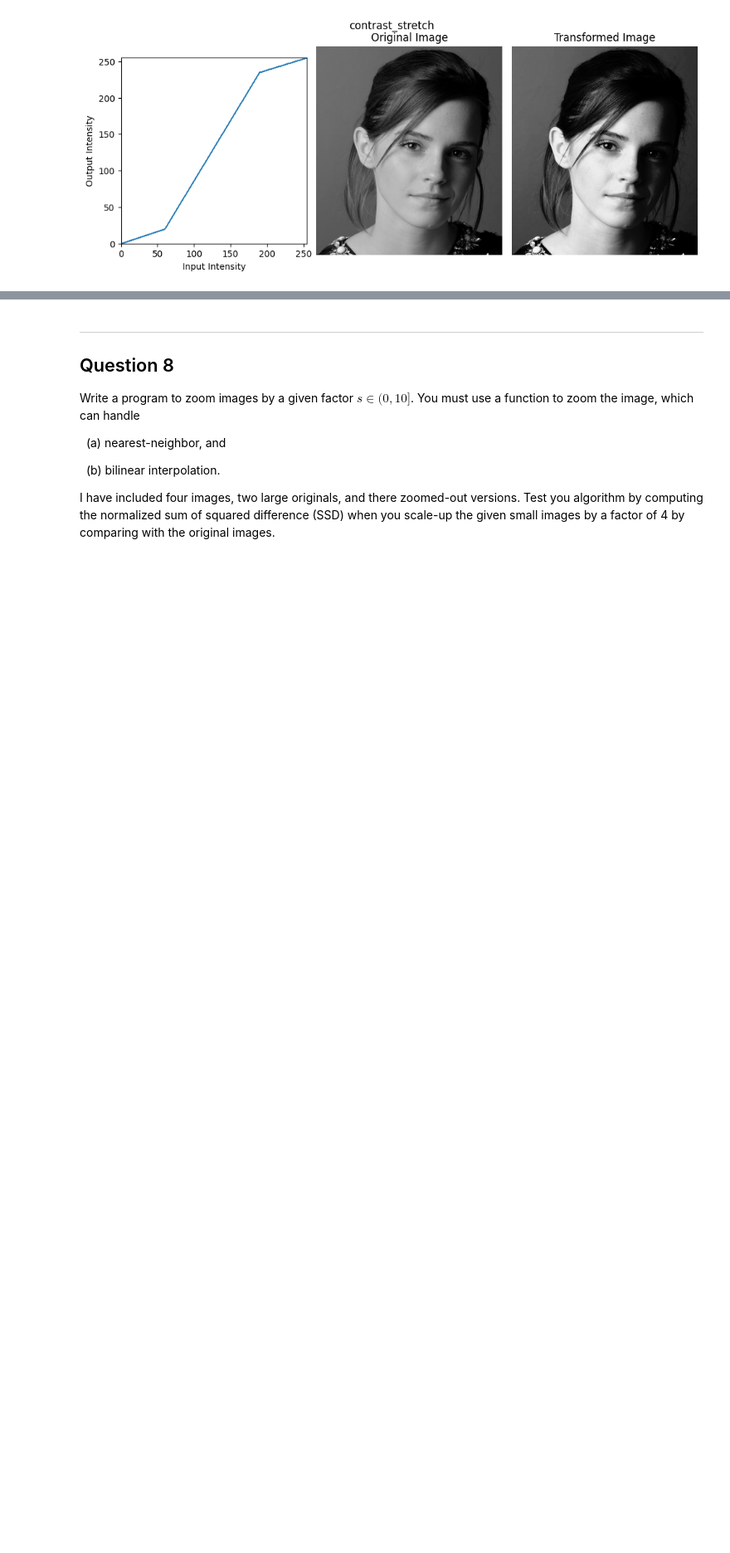
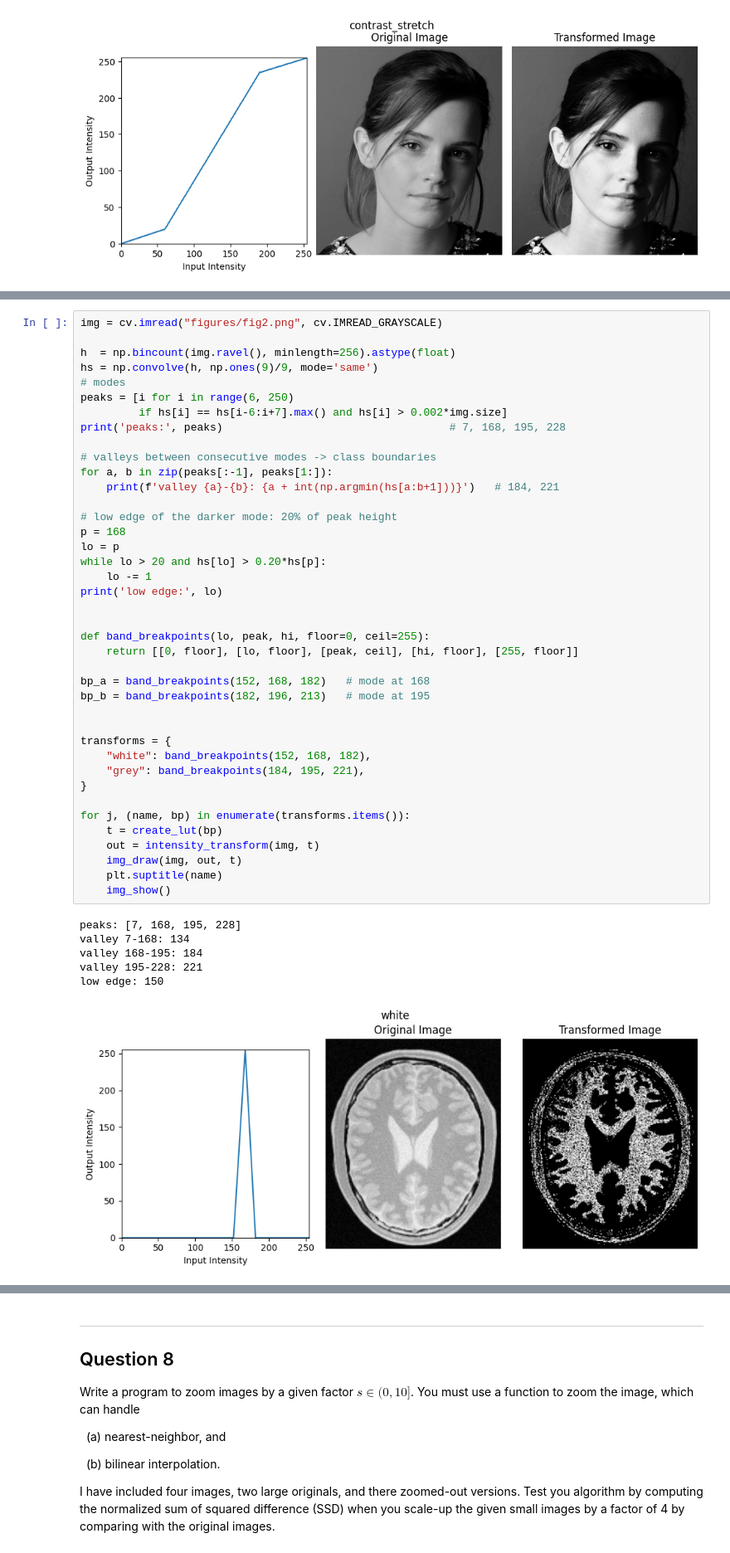
Before and after one commit to SasithIM/EN3160_IP_MV_Files, a Jupyter notebook: Assignment_1.ipynb, the cells around one changed output, grey strips where cells are left out. Shown at 83% size. Saved outputs shown, nothing was run; the diff lists cells and outputs as text; blank space fills up the shorter version.

```diff
--- a/Assignment_1.ipynb
+++ b/Assignment_1.ipynb
@@ -128,3 +128,50 @@ in the brain proton density image shown in Fig. 2. Show the intensity transforma
 <img src="figures/fig2.png" width="260">
 <figcaption><em>Figure 2: A brain proton density slice.</em></figcaption>
 </figure>
+# %%
+img = cv.imread("figures/fig2.png", cv.IMREAD_GRAYSCALE)
+
+h  = np.bincount(img.ravel(), minlength=256).astype(float)
+hs = np.convolve(h, np.ones(9)/9, mode='same')
+# modes
+peaks = [i for i in range(6, 250)
+         if hs[i] == hs[i-6:i+7].max() and hs[i] > 0.002*img.size]
+print('peaks:', peaks)                                   # 7, 168, 195, 228
+
+# valleys between consecutive modes -> class boundaries
+for a, b in zip(peaks[:-1], peaks[1:]):
+    print(f'valley {a}-{b}: {a + int(np.argmin(hs[a:b+1]))}')   # 184, 221
+
+# low edge of the darker mode: 20% of peak height
+p = 168
+lo = p
+while lo > 20 and hs[lo] > 0.20*hs[p]:
+    lo -= 1
+print('low edge:', lo)
+
+
+def band_breakpoints(lo, peak, hi, floor=0, ceil=255):
+    return [[0, floor], [lo, floor], [peak, ceil], [hi, floor], [255, floor]]
+
+bp_a = band_breakpoints(152, 168, 182)   # mode at 168
+bp_b = band_breakpoints(182, 196, 213)   # mode at 195
+
+
+transforms = {
+    "white": band_breakpoints(152, 168, 182),
+    "grey": band_breakpoints(184, 195, 221),
+}
+
+for j, (name, bp) in enumerate(transforms.items()):
+    t = create_lut(bp)
+    out = intensity_transform(img, t)
+    img_draw(img, out, t)
+    plt.suptitle(name)
+    img_show()
+# %% [output]
+peaks: [7, 168, 195, 228]
+valley 7-168: 134
+valley 168-195: 184
+valley 195-228: 221
+low edge: 150
+[figure, added]
```
Also changed, not shown: parts of 1 cell of this notebook.
